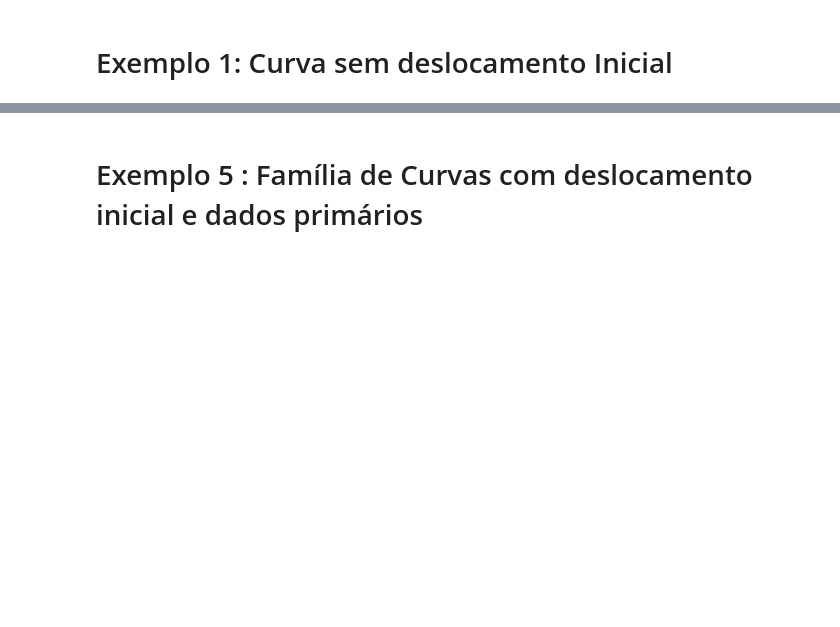
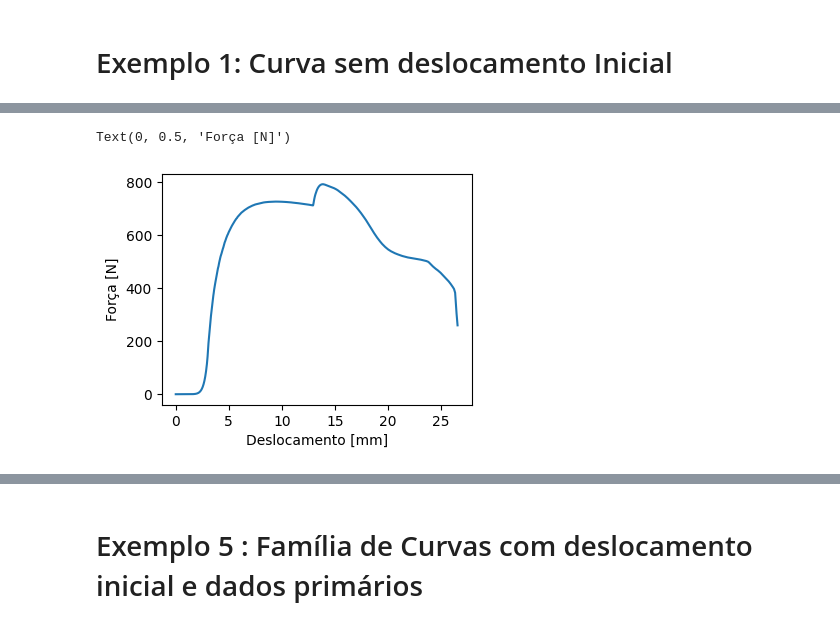
Before and after one commit to jonastieppo/Mini-Curso-Python, a Jupyter notebook: course.ipynb, the cells around one changed output, grey strips where cells are left out. Drawn from its saved outputs; the diff is of its cells as text; code cells hidden in the pictures; blank space fills up the shorter version.

```diff
--- a/course.ipynb
+++ b/course.ipynb
@@ -67,0 +154,25 @@ from experimentalTreatingIsiPol.main import ReadExperimentalData
+# %%
+'''
+Exemplo com um deslocamento inicial da amostra
+'''
+from experimentalTreatingIsiPol.main import ReadExperimentalData
+import matplotlib.pyplot as plt
+data = ReadExperimentalData(archive_name=r".\experimental_data\exemplo_curva_inicial.csv",
+                            skiprows=0,
+                            decimal=',',
+                            column_delimitador=';'
+                            )
+
+
+data.raw_data.head()
+
+displacement = data.raw_data['Extensometro']
+force  = data.raw_data['Carga']
+
+fig,ax =  plt.subplots(figsize=(4,3))
+ax.plot(displacement, force)
+ax.set_xlabel('Deslocamento [mm]')
+ax.set_ylabel('Força [N]')
+# %% [output]
+Text(0, 0.5, 'Força [N]')
+[figure, added]
```
Also changed, not shown: parts of 20 cells of this notebook, 19 other files.
